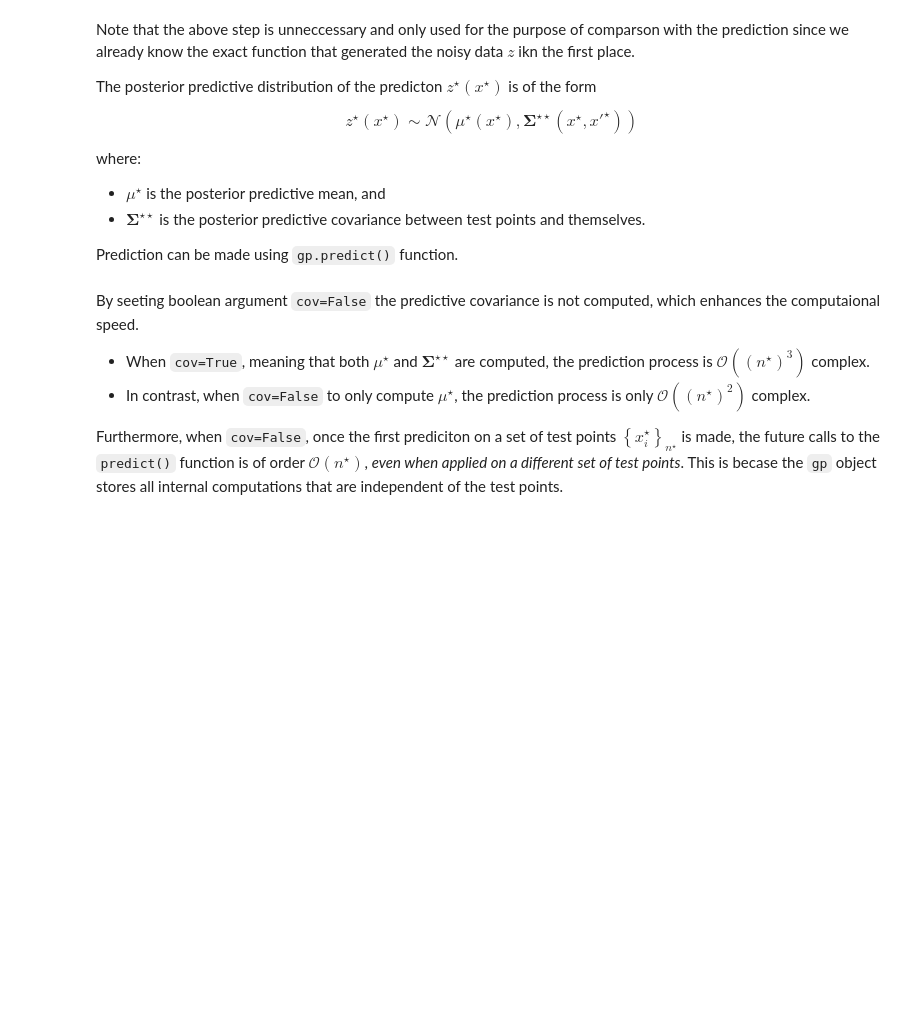
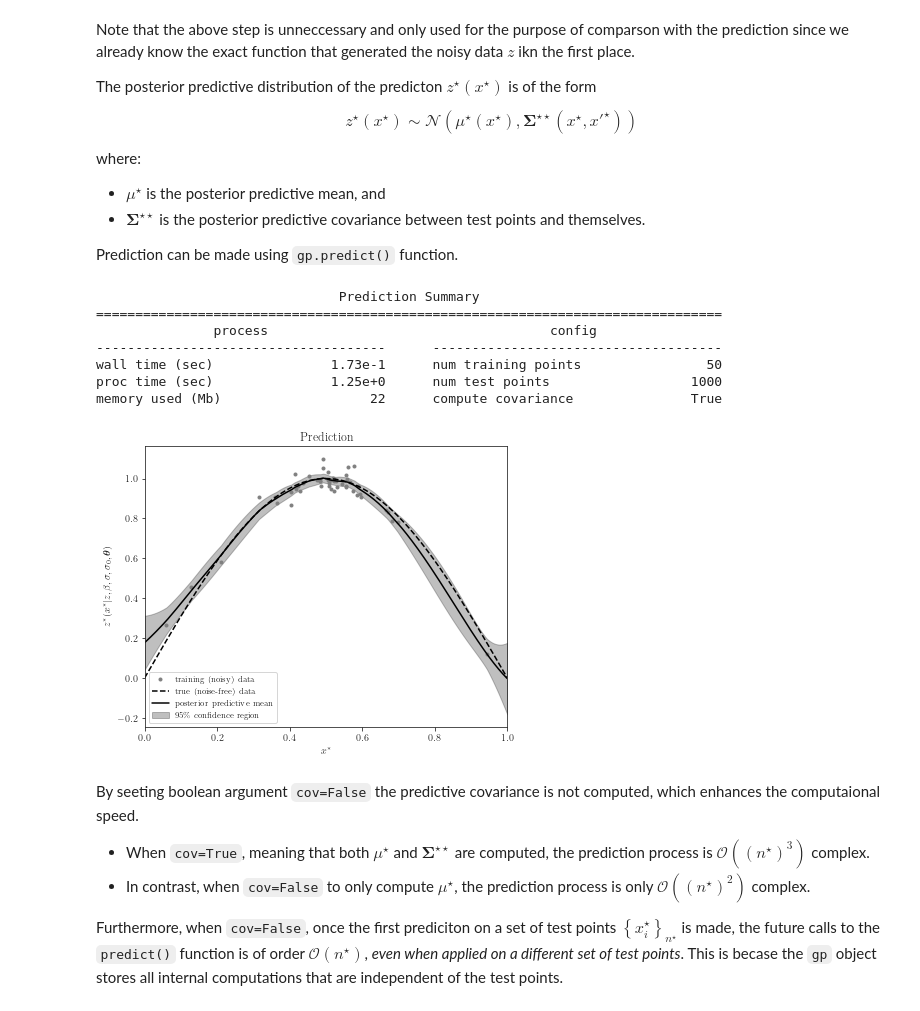
Before and after one commit to ameli/glearn, a Jupyter notebook: notebooks/demo.ipynb, the cells around one changed output. Saved outputs shown, nothing was run; the diff lists cells and outputs as text; code cells hidden in the pictures; blank space fills up the shorter version.

```diff
--- a/notebooks/demo.ipynb
+++ b/notebooks/demo.ipynb
@@ -280,7 +296,16 @@ Prediction can be made using ``gp.predict()`` function.
 # %%
 z_star_mean, z_star_cov = gp.predict(test_points, cov=True, plot=True,
                                      confidence_level=0.95,
-                                     true_data=None)
+                                     true_data=z_true, verbose=True)
+# %% [output]
+                               Prediction Summary
+================================================================================
+               process                                    config
+-------------------------------------      -------------------------------------
+wall time (sec)               1.73e-1      num training points                50
+proc time (sec)               1.25e+0      num test points                  1000
+memory used (Mb)                   22      compute covariance               True
+[figure, added]
 # %% [markdown]
 By seeting boolean argument ``cov=False`` the predictive covariance is not computed, which enhances the computaional speed.
 
```
Also changed, not shown: parts of 5 cells of this notebook, 22 other files.
